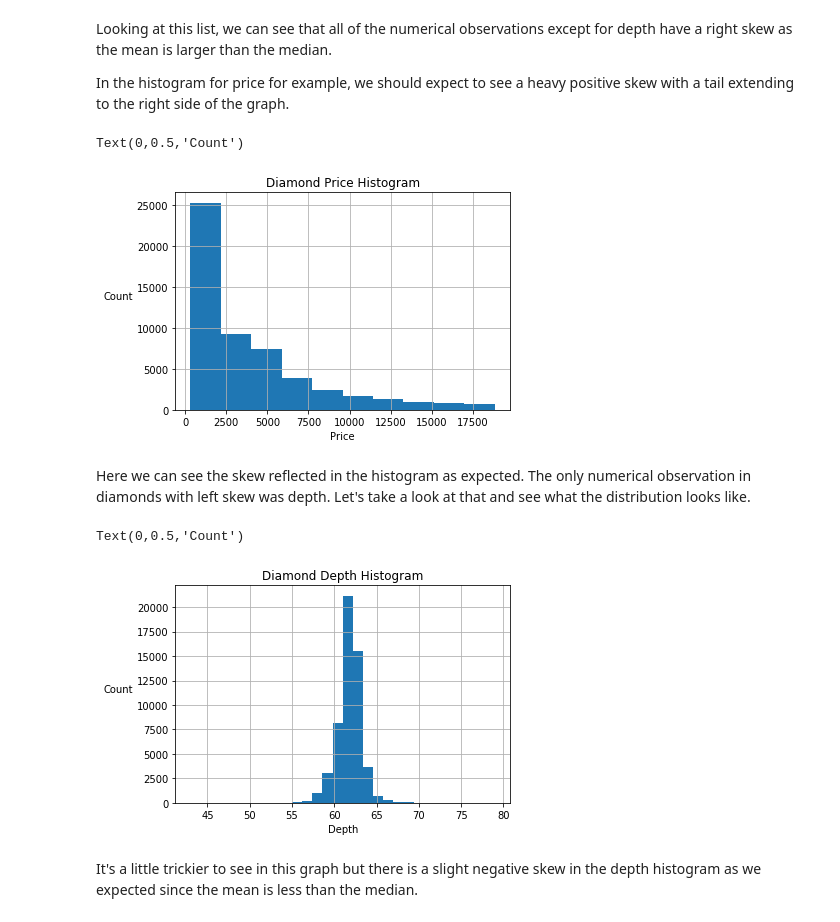
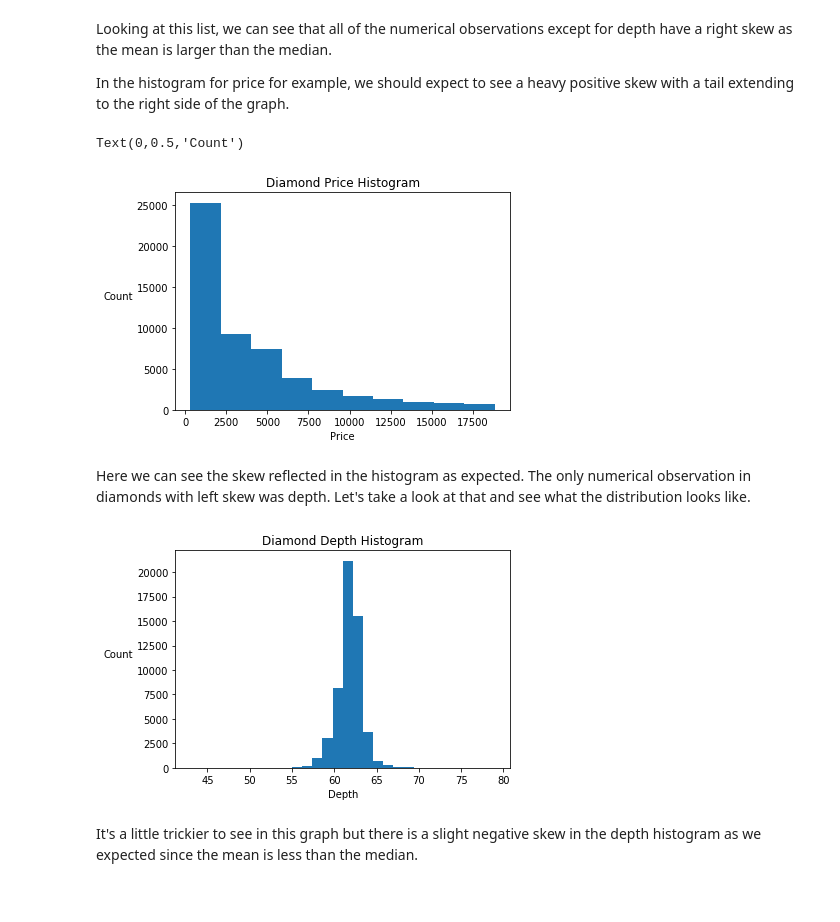
Before and after one commit to jmeguira/stats, a Jupyter notebook: stats_notebook.ipynb, the cells around one changed output. Saved outputs shown, nothing was run; the diff lists cells and outputs as text; code cells hidden in the pictures.

```diff
--- a/stats_notebook.ipynb
+++ b/stats_notebook.ipynb
@@ -460,23 +462,23 @@ Looking at this list, we can see that all of the numerical observations except f
 
 In the histogram for price for example, we should expect to see a heavy positive skew with a tail extending to the right side of the graph.
 # %%
-ax = diamonds['price'].hist()
+plt.hist(diamonds['price'])
 plt.title('Diamond Price Histogram')
-ax.set_xlabel('Price')
-ax.set_ylabel('Count', horizontalalignment = 'right', rotation = 0)
+plt.xlabel('Price')
+plt.ylabel('Count', horizontalalignment = 'right', rotation = 0)
 # %% [output]
 Text(0,0.5,'Count')
-[figure, old version]
+[figure, new version]
 # %% [markdown]
 Here we can see the skew reflected in the histogram as expected. The only numerical observation in diamonds with left skew was depth. Let's take a look at that and see what the distribution looks like.
 # %%
-ax = diamonds['depth'].hist(bins = 30)
+plt.hist(diamonds['depth'], bins = 30)
 plt.title('Diamond Depth Histogram')
-ax.set_xlabel('Depth')
-ax.set_ylabel('Count', horizontalalignment = 'right', rotation = 0)
+plt.xlabel('Depth')
+plt.ylabel('Count', horizontalalignment = 'right', rotation = 0)
+plt.show()
 # %% [output]
-Text(0,0.5,'Count')
-[figure, old version]
+[figure, new version]
 # %% [markdown]
 It's a little trickier to see in this graph but there is a slight negative skew in the depth histogram as we expected since the mean is less than the median.
 # %% [markdown]
```
Also changed, not shown: parts of 10 cells of this notebook.
